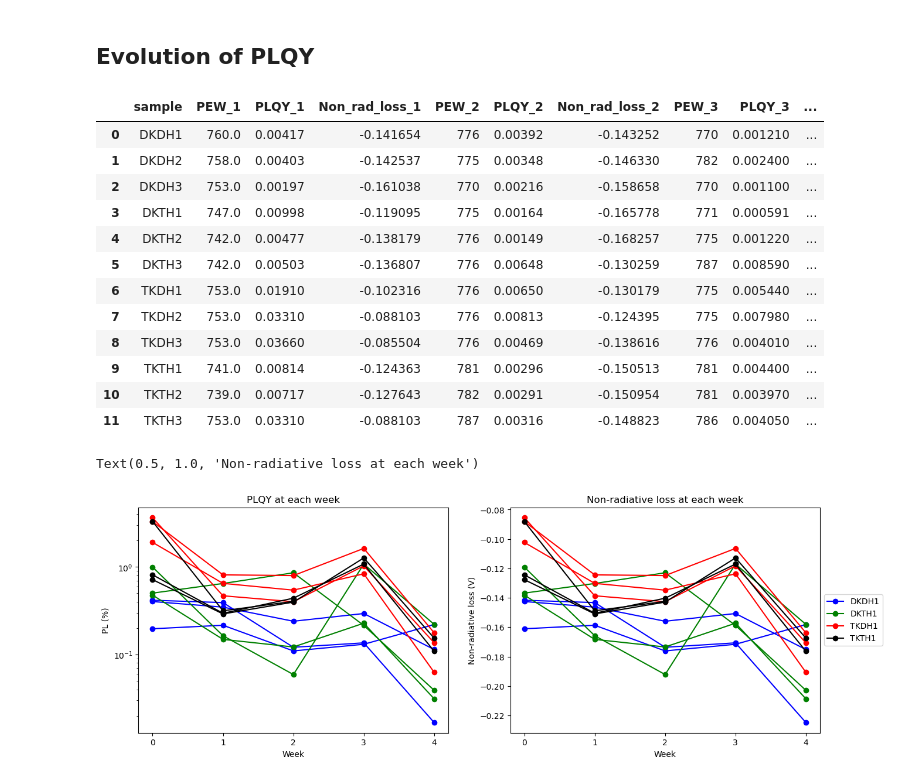
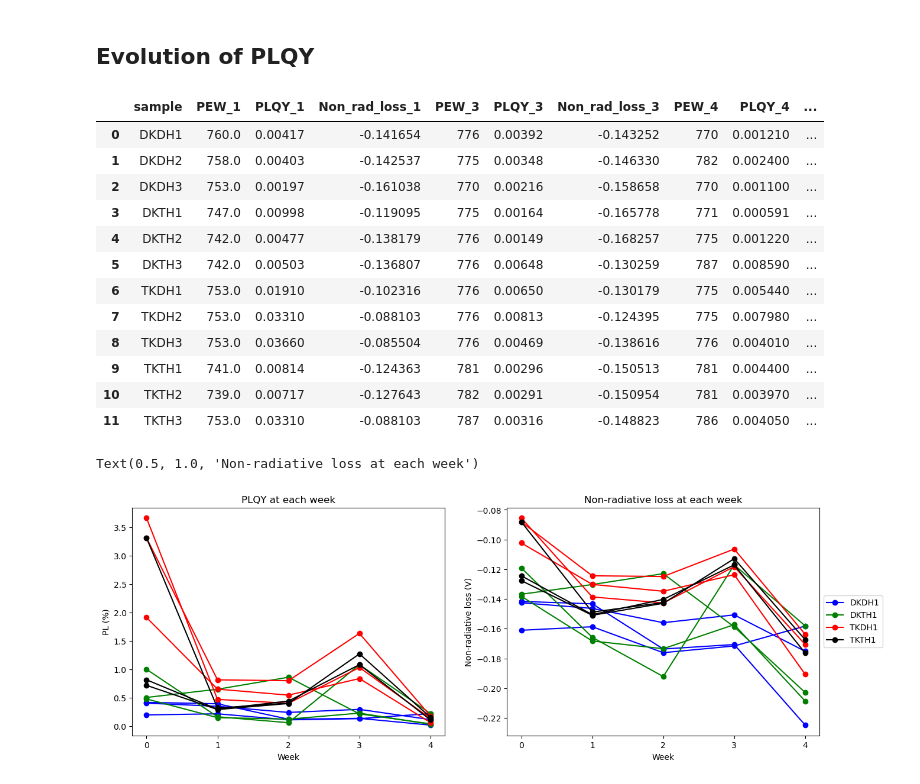
Before and after one commit to LuLuEhret/PV_lab_PdS, a Jupyter notebook: plot_plqy.ipynb, the cells around one changed output. Cells and saved outputs as stored; diff of their text form; code cells hidden in the pictures.

Commit message:
change plot_plqy

```diff
--- a/plot_plqy.ipynb
+++ b/plot_plqy.ipynb
@@ -227,7 +227,7 @@ Text(0.5, 1.0, 'Peak position in nm at each week')
 #ask the user the name of the file to display
 #sample = input("Which sample would you like to display? ")
 
-sample = "1"
+sample = "8"
 
 #put the name in uppercase
 sample = sample.upper()
@@ -397,7 +397,7 @@ for folder in glob.glob("PLQY/*"):
 df4 = df4.replace(0, np.nan)
 df4
 # %% [output]
-|  | sample | PEW_1 | PLQY_1 | Non_rad_loss_1 | PEW_2 | PLQY_2 | Non_rad_loss_2 | PEW_3 | PLQY_3 | ... |
+|  | sample | PEW_1 | PLQY_1 | Non_rad_loss_1 | PEW_3 | PLQY_3 | Non_rad_loss_3 | PEW_4 | PLQY_4 | ... |
 | 0 | DKDH1 | 760.0 | 0.00417 | -0.141654 | 776 | 0.00392 | -0.143252 | 770 | 0.001210 | ... |
 | 1 | DKDH2 | 758.0 | 0.00403 | -0.142537 | 775 | 0.00348 | -0.146330 | 782 | 0.002400 | ... |
 | 2 | DKDH3 | 753.0 | 0.00197 | -0.161038 | 770 | 0.00216 | -0.158658 | 770 | 0.001100 | ... |
@@ -437,7 +437,7 @@ fig, (ax1, ax2) = plt.subplots(1, 2, figsize=(15, 5))
 #plot the plqy using a log scale on the y axis, using the colors in the list colors colors_plqy
 for i in range(0, len(df_plqy.columns)):
     ax1.plot(df_plqy.index, df_plqy.iloc[:, i], label=df_plqy.columns[i], marker='o', color=colors_plqy[i])
-ax1.set_yscale('log')
+#ax1.set_yscale('log')
 #plot the loss
 for i in range(0, len(df_loss.columns)):
     ax2.plot(df_loss.index, df_loss.iloc[:, i], label=df_loss.columns[i], marker='o', color=colors_plqy[i])
@@ -445,34 +445,34 @@ for i in range(0, len(df_loss.columns)):
 
 lgd = []
 for i in range(0, int(len(df_plqy.columns)), 3):
     lgd.append(df_plqy.columns[i])
     lgd.append("_")
     lgd.append("_")
 
 #add a legend using the list lgd and put it on the left of the plot
 ax2.legend(lgd, loc='center left', bbox_to_anchor=(1, 0.5))
 
 #replace the xticks with the a list of numbers starting from 1 and ending at the number of rows in the dataframe
 ax1.set_xticks(range(len(df_plqy.index)))
 ax1.set_xticklabels(range(0, len(df_plqy.index)))
 ax2.set_xticks(range(len(df_loss.index)))
 ax2.set_xticklabels(range(0, len(df_loss.index)))
 
 #add a title to the first subplot
 ax1.set_title('PLQY at each week')
 #add a y label to the first subplot
 ax1.set_ylabel('PL (%)')
 #add a y label to the second subplot
 ax2.set_ylabel('Non-radiative loss (V)')
 #add a x label to the second subplot
 ax2.set_xlabel('Week')
 ax1.set_xlabel('Week')
 
 #add a title to the second subplot
 ax2.set_title('Non-radiative loss at each week')
 # %% [output]
 Text(0.5, 1.0, 'Non-radiative loss at each week')
-[figure, old version]
+[figure, new version]
 # %%
 #create a list of the files in the folder PLQY/w4_2
 files = glob.glob("PLQY/w4_2/*evaluated.dat")
```
Also changed, not shown: parts of 2 cells of this notebook.
